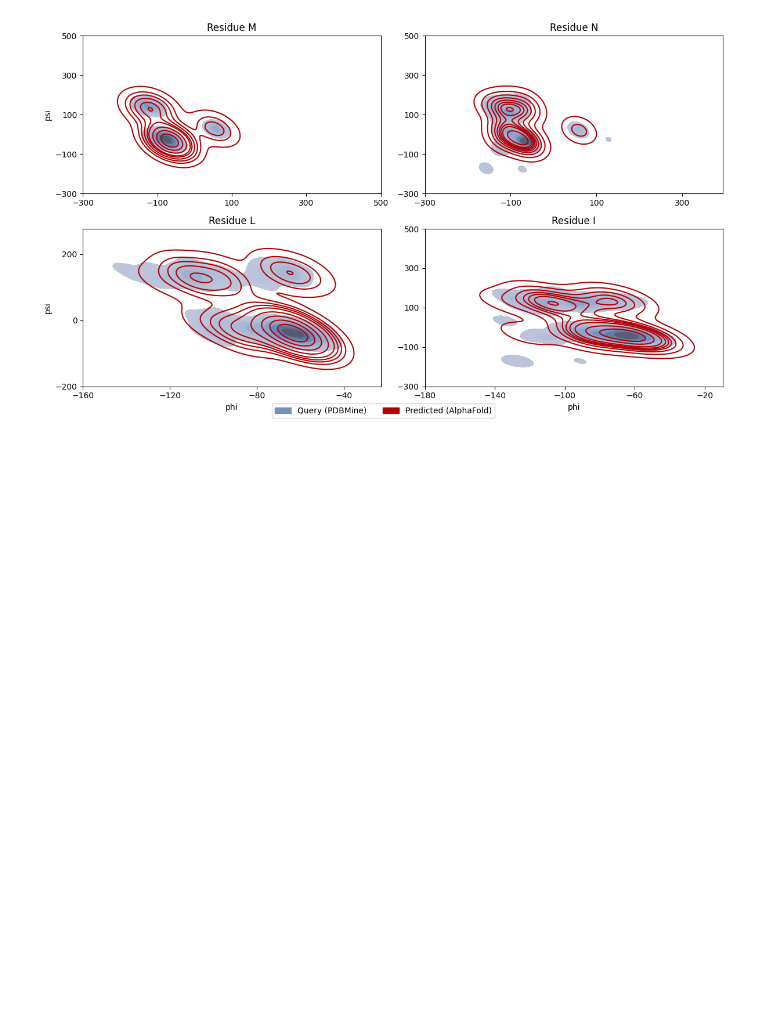
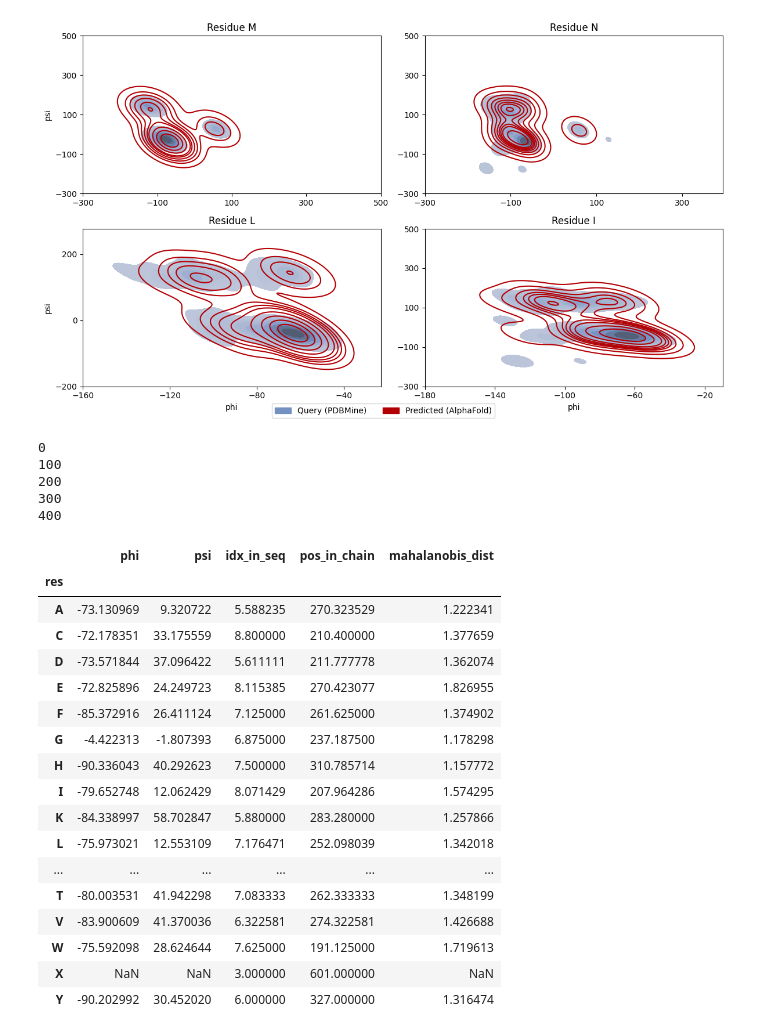
Before and after one commit to Musa-Azeem/protein-dihedral-visualization, a Jupyter notebook: preliminary.ipynb, the cells around one changed output. Cells and saved outputs as stored; diff of their text form; code cells hidden in the pictures; blank space fills up the shorter version.

Commit message:
maha

```diff
--- a/preliminary.ipynb
+++ b/preliminary.ipynb
@@ -249,5 +249,56 @@ import pandas as pd
 phi_psi_pdb = pd.read_csv('phi_psi_pdb_4QYZ.csv')
 phi_psi_af = pd.read_csv('phi_psi_af_4QYZ.csv')
 phi_psi_mined = pd.read_csv('phi_psi_mined_win15_4QYZ.csv')
+# %%
+phi_psi_mined_filtered = phi_psi_mined.copy()
+phi_psi_mined_filtered = phi_psi_mined_filtered[phi_psi_mined_filtered.protein_id != '4QYZ']
+phi_psi_mined_filtered['source'] = 'Query (PDBMine)'
+phi_psi_pdb['source'] = 'X-ray (PDB)'
+phi_psi_af['source'] = 'AlphaFold'
+# %%
+import scipy
+def get_mahalanobis_dist(x, dist):
+    # x should be 1 x n_features
+    # dist should be n_obs x n_features
+    icov = np.linalg.inv(np.cov(dist.T))
+    return np.sqrt((x - dist.mean(axis=0)) @ icov @ (x - dist.mean(axis=0)))
+
+def get_maha_for_row(dist_df, row):
+    res = row['res']
+    if row.name % 100 == 0:
+        print(row.name)
+    if res == 'X':
+        return np.nan
+    phi_psi = dist_df.loc[dist_df.res == res, ['phi','psi']].dropna().values
+    return get_mahalanobis_dist(row[['phi','psi']].values, phi_psi)
+
+phi_psi_pdb['mahalanobis_dist'] = phi_psi_pdb.apply(lambda x: get_maha_for_row(phi_psi_mined_filtered, x), axis=1)
+# %% [output]
+0
+100
+200
+300
+400
+# %%
+phi_psi_pdb.groupby('res').mean(numeric_only=True)
+# %% [output]
+|  | phi | psi | idx_in_seq | pos_in_chain | mahalanobis_dist |
+| res |  |  |  |  |  |
+| A | -73.130969 | 9.320722 | 5.588235 | 270.323529 | 1.222341 |
+| C | -72.178351 | 33.175559 | 8.800000 | 210.400000 | 1.377659 |
+| D | -73.571844 | 37.096422 | 5.611111 | 211.777778 | 1.362074 |
+| E | -72.825896 | 24.249723 | 8.115385 | 270.423077 | 1.826955 |
+| F | -85.372916 | 26.411124 | 7.125000 | 261.625000 | 1.374902 |
+| G | -4.422313 | -1.807393 | 6.875000 | 237.187500 | 1.178298 |
+| H | -90.336043 | 40.292623 | 7.500000 | 310.785714 | 1.157772 |
+| I | -79.652748 | 12.062429 | 8.071429 | 207.964286 | 1.574295 |
+| K | -84.338997 | 58.702847 | 5.880000 | 283.280000 | 1.257866 |
+| L | -75.973021 | 12.553109 | 7.176471 | 252.098039 | 1.342018 |
+| ... | ... | ... | ... | ... | ... |
+| T | -80.003531 | 41.942298 | 7.083333 | 262.333333 | 1.348199 |
+| V | -83.900609 | 41.370036 | 6.322581 | 274.322581 | 1.426688 |
+| W | -75.592098 | 28.624644 | 7.625000 | 191.125000 | 1.719613 |
+| X | NaN | NaN | 3.000000 | 601.000000 | NaN |
+| Y | -90.202992 | 30.452020 | 6.000000 | 327.000000 | 1.316474 |
 # %%
 from scipy.stats import kstest
```
Also changed, not shown: parts of 1 cell of this notebook.
